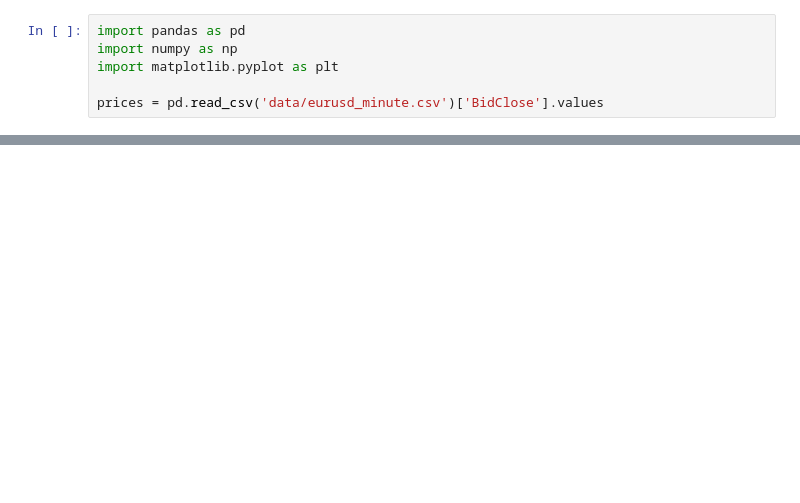
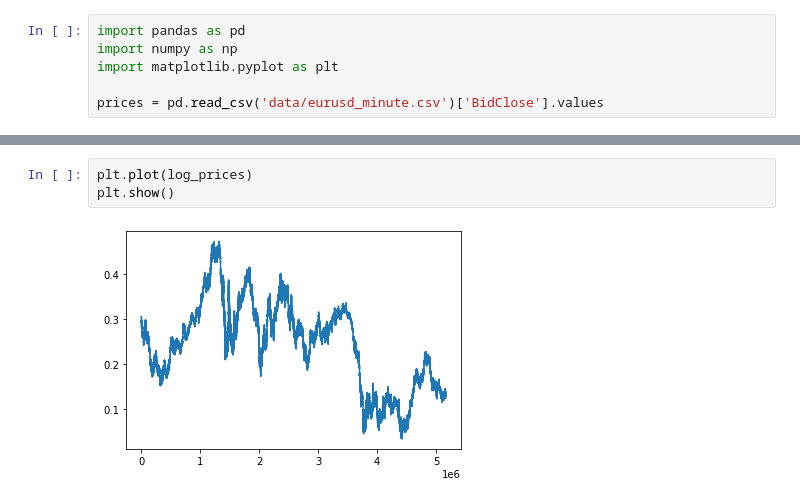
Before and after one commit to jekabsGritans/gaf-gan, a Jupyter notebook: data_explore.ipynb, the cells around one changed output, grey strips where cells are left out. Drawn from its saved outputs; the diff is of its cells as text; blank space fills up the shorter version.

```diff
--- a/data_explore.ipynb
+++ b/data_explore.ipynb
@@ -15,0 +16,5 @@ Mean: 0.000, Std: 0.019, Max: 1.833, Min: -1.983
+# %%
+plt.plot(log_prices)
+plt.show()
+# %% [output]
+[figure, added]
```
Also changed, not shown: parts of 2 cells of this notebook, 6 other files.
